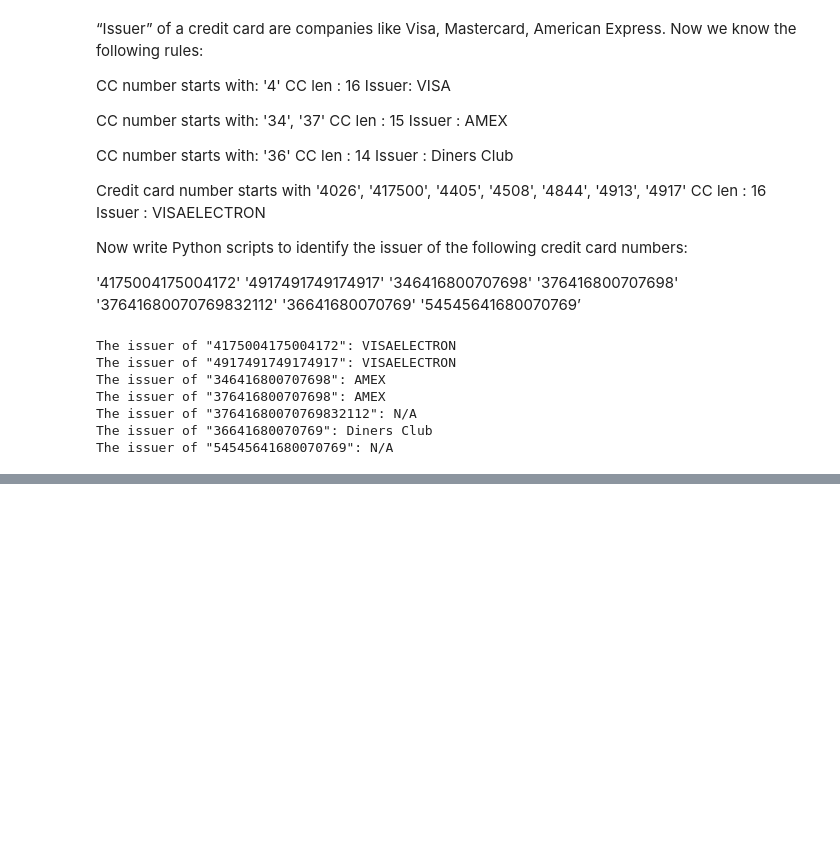
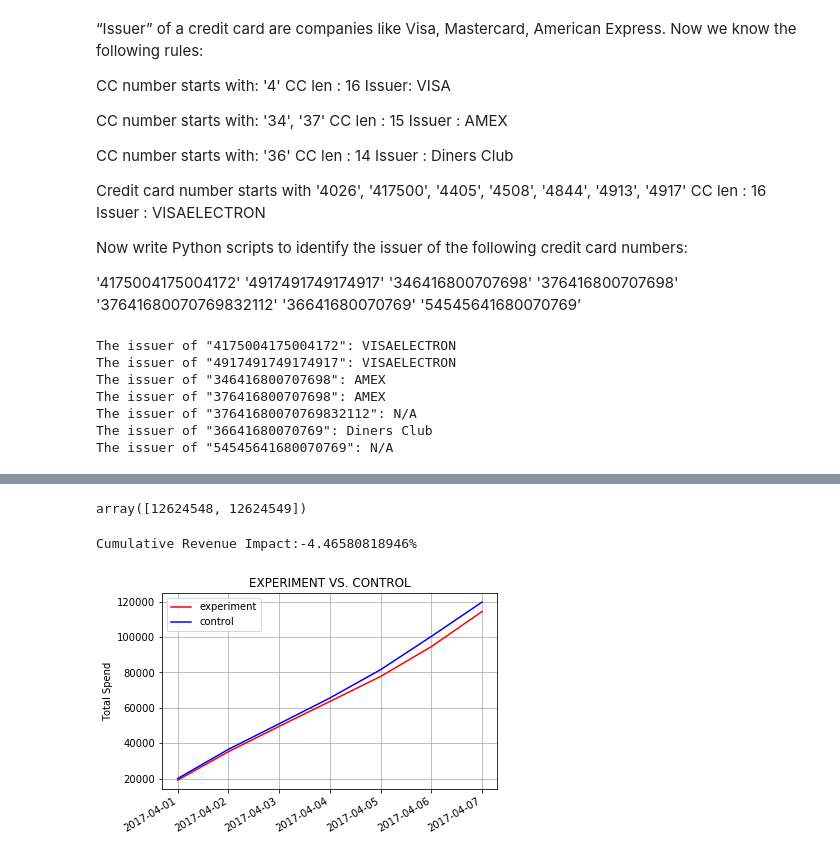
Before and after one commit to ztqsteve/BA501_Homework, a Jupyter notebook: BA_501_HW2.ipynb, the cells around one changed output, grey strips where cells are left out. Drawn from its saved outputs; the diff is of its cells as text; code cells hidden in the pictures; blank space fills up the shorter version.

```diff
--- a/BA_501_HW2.ipynb
+++ b/BA_501_HW2.ipynb
@@ -120,0 +123,2 @@ The issuer of "54545641680070769": N/A
+# %%
+data = pd.read_csv('BA501_python_data.csv')
@@ -120,0 +134,2 @@ The issuer of "54545641680070769": N/A
+# %%
+data.date = pd.to_datetime(data.date,format='%Y%m%d')
@@ -120,0 +145,37 @@ The issuer of "54545641680070769": N/A
+# %%
+def GetCumulativeSeries(data, exp_id, country):
+    df = data[['date','spend_usd']][(data.experiment_id == exp_id) &(data.country == country)]
+    series = df.groupby('date')['spend_usd'].sum()
+    series = np.cumsum(series)
+    total_revenue = series[-1]
+    return series,total_revenue
+
+def PlotSeries(experiment_series, control_series):
+    fig,ax = plt.subplots()
+    ax.plot(experiment_series, color='red',label='experiment')
+    ax.plot(control_series, color='blue',label='control')
+    ax.set_title('EXPERIMENT VS. CONTROL')
+    ax.set_ylabel('Total Spend')
+    ax.grid(True,which='both')
+    ax.legend()
+    plt.gcf().autofmt_xdate()
+
+def PrintCumulativeTimeSeries(data, exp_id, country):
+    TreatmentSeries = GetCumulativeSeries(data, exp_id[0], country)[0]
+    ControlSeries = GetCumulativeSeries(data, exp_id[1], country)[0]
+    TreatmentRevenue = GetCumulativeSeries(data, exp_id[0], country)[1]
+    ControlRevenue = GetCumulativeSeries(data, exp_id[1], country)[1]
+
+    print 'Cumulative Revenue Impact:'+ str((float(TreatmentRevenue-ControlRevenue)/ControlRevenue)*100) +'%'
+    PlotSeries(TreatmentSeries, ControlSeries)
+# %%
+exp_id = np.unique(data.experiment_id)
+# %%
+exp_id
+# %% [output]
+array([12624548, 12624549])
+# %%
+PrintCumulativeTimeSeries(data,exp_id,'US')
+# %% [output]
+Cumulative Revenue Impact:-4.46580818946%
+[figure, added]
```
Also changed, not shown: parts of 3 cells of this notebook.
